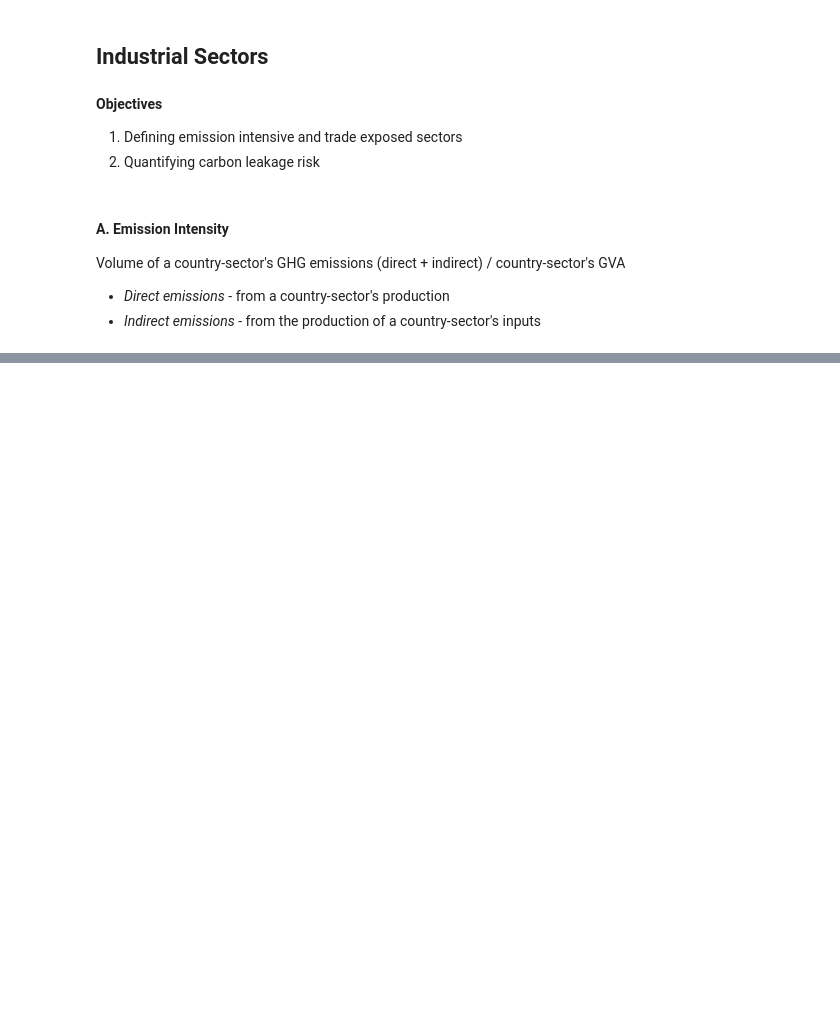
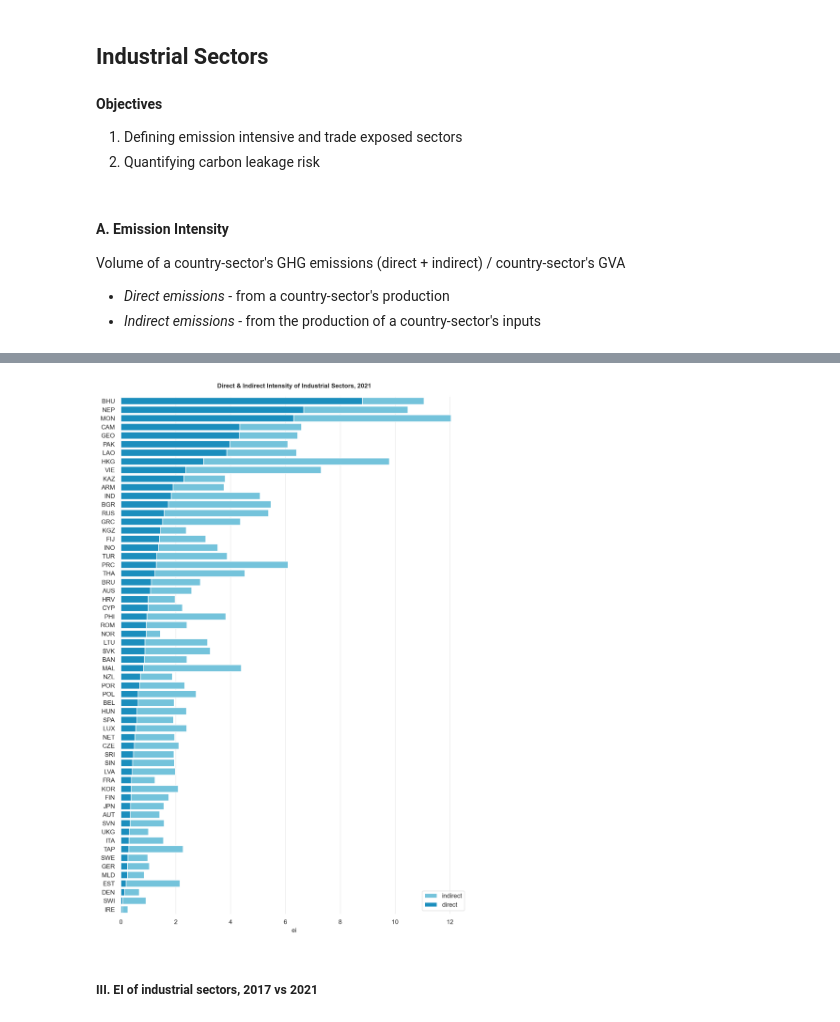
Before and after one commit to janinepdevera/eemrio, a Jupyter notebook: codes/industry.ipynb, the cells around one changed output, grey strips where cells are left out. Drawn from its saved outputs; the diff is of its cells as text; code cells hidden in the pictures; blank space fills up the shorter version.

```diff
--- a/codes/industry.ipynb
+++ b/codes/industry.ipynb
@@ -117,0 +178,25 @@ sns.despine(left=True, bottom=True)
+# %%
+ei_asia = ei_2021[ei_2021['region'].isin(['East Asia and Pacific', 'Europe and Central Asia', 'South Asia'])]
+# %%
+ordered_df = ei_asia.sort_values(by='d_ei', ascending=False)
+left_positions = ordered_df["d_ei"].values
+
+f, ax = plt.subplots(figsize=(10, 15), dpi=200)
+sns.barplot(x="i_ei", y="country", data=ordered_df, label="indirect",
+            color="#63ccec", errorbar=None, left=left_positions)
+sns.barplot(x="d_ei", y="country", data=ordered_df,
+            label="direct", color="#0099d8", errorbar=None)
+
+plt.grid(axis='x', color='#EBEBEB')
+plt.xticks(fontsize=10)
+plt.yticks(fontsize=10)
+plt.xlabel('ei', fontsize=10)
+plt.ylabel('')
+plt.title('Direct & Indirect Intensity of Industrial Sectors, 2021', y=1.01, fontsize=10, fontweight='bold')
+legend = plt.legend(fontsize=10, loc='lower right')
+legend.get_frame().set_edgecolor('#DDDDDD')
+sns.despine(left=True, bottom=True)
+# %% [output]
+[figure, added]
+# %% [markdown]
+##### III. EI of industrial sectors, 2017 vs 2021
```
Also changed, not shown: parts of 34 cells of this notebook.
